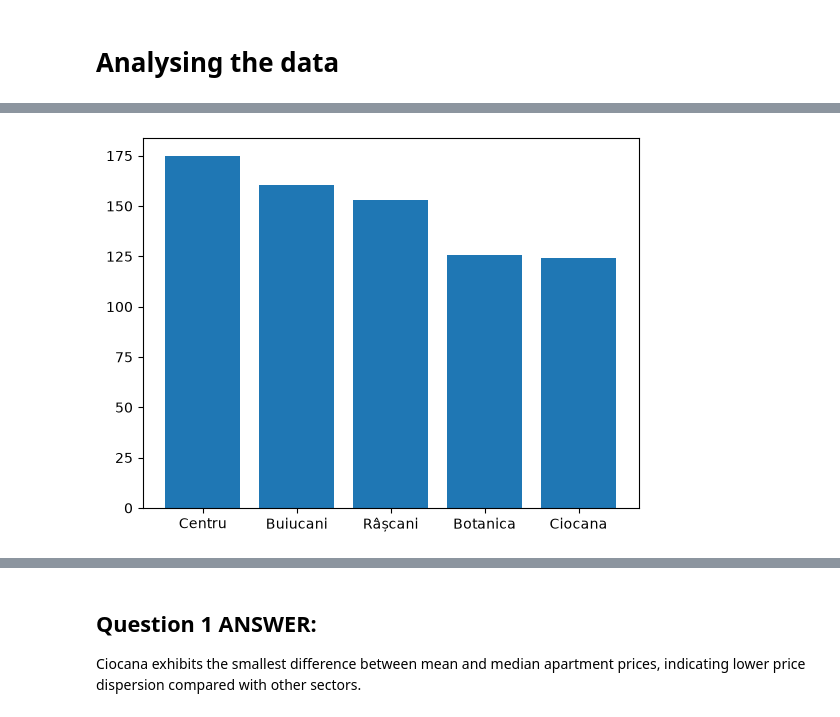
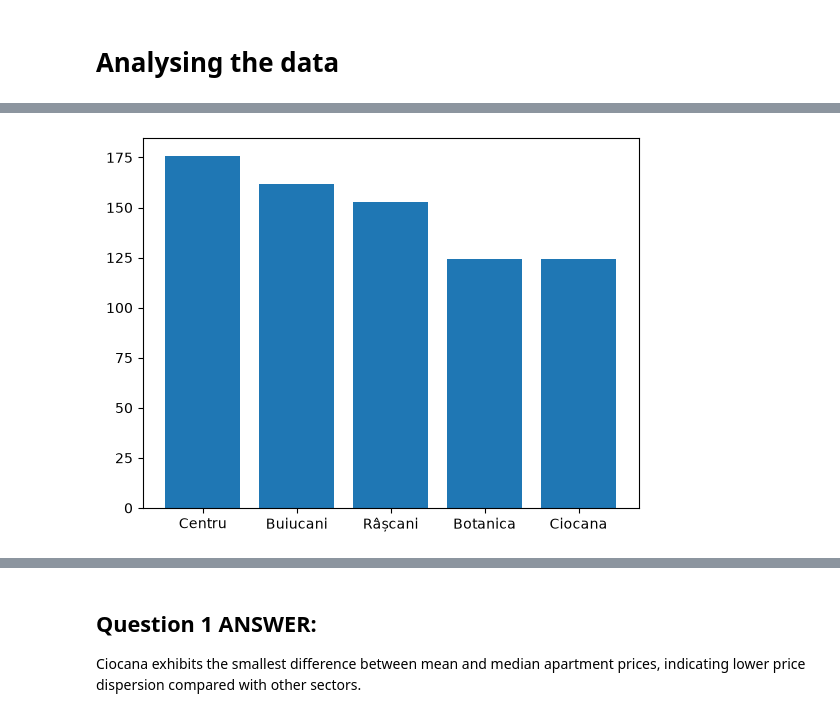
Before and after one commit to Rhikognize/real-estate-analysis, a Jupyter notebook: notebooks/Real Estate Analysis.ipynb, the cells around one changed output, grey strips where cells are left out. Saved outputs shown, nothing was run; the diff lists cells and outputs as text; code cells hidden in the pictures.

```diff
--- a/notebooks/Real Estate Analysis.ipynb
+++ b/notebooks/Real Estate Analysis.ipynb
@@ -12,0 +14,2 @@ from sklearn.model_selection import cross_val_score
+# %%
+conn = sqlite3.connect("../sql/real_estate.db")
@@ -465,0 +397,4 @@ Name: Price (thousands of €), dtype: float64
+# %%
+with open("../sql/queries/03_top10.sql", encoding = 'utf-8') as f:
+    query = f.read()
+top_10 = pd.read_sql_query(query,conn)
@@ -465,0 +408,5 @@ Name: Price (thousands of €), dtype: float64
+# %%
+with open("../sql/queries/02_sector_avg.sql", encoding = 'utf-8') as f:
+    query = f.read()
+mean_sector1 = pd.read_sql_query(query,conn)
+mean_sector1
@@ -466,8 +420,8 @@ Name: Price (thousands of €), dtype: float64
 # %%
-plt.bar(mean_sector.index,mean_sector.values)
+plt.bar(mean_sector1['Sector'],mean_sector1['average'])
 plt.show()
 # %% [output]
-[figure, old version]
+[figure, new version]
 # %%
 comparison = df_analysis.groupby('Sector')['Price (thousands of €)'].agg(['median','mean'])
 comparison['gap'] = comparison['mean'] - comparison['median']
```
Also changed, not shown: parts of 95 cells of this notebook.
